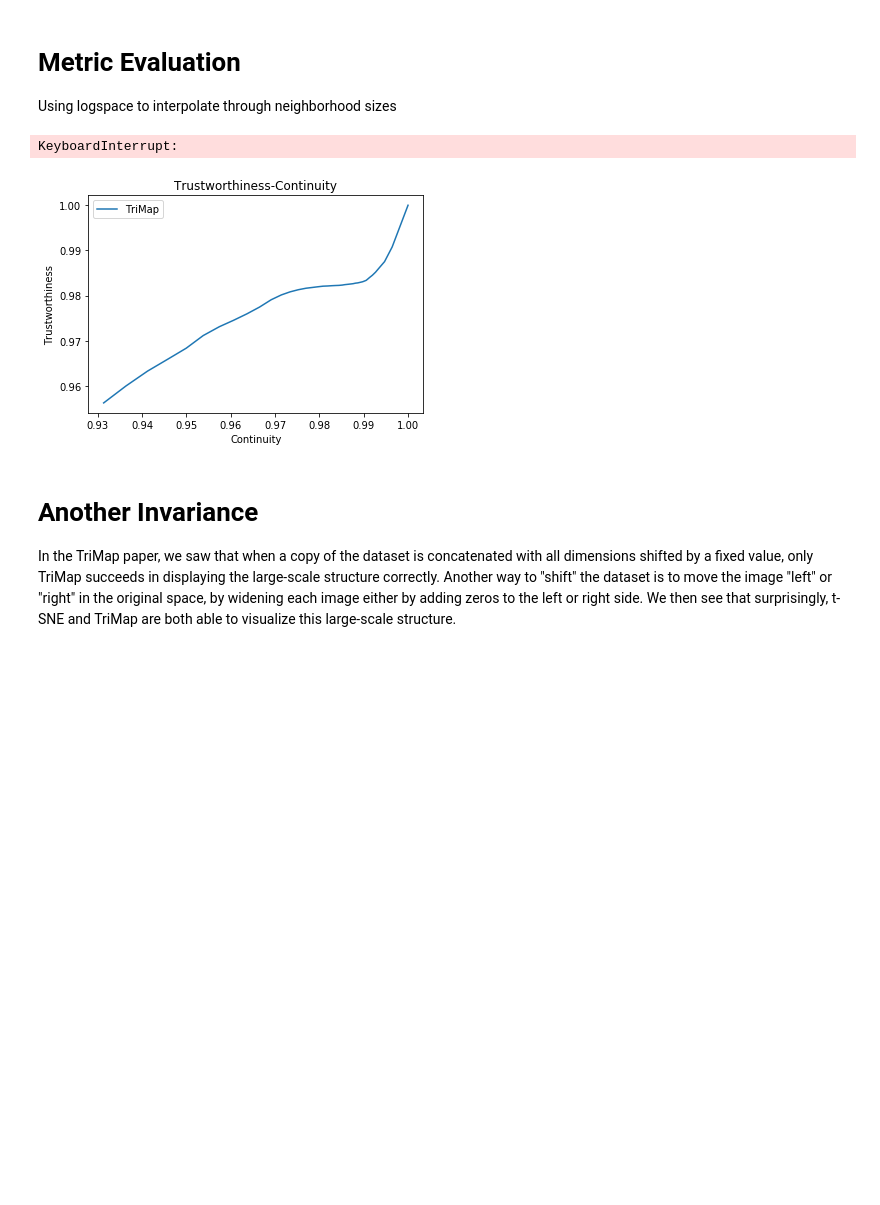
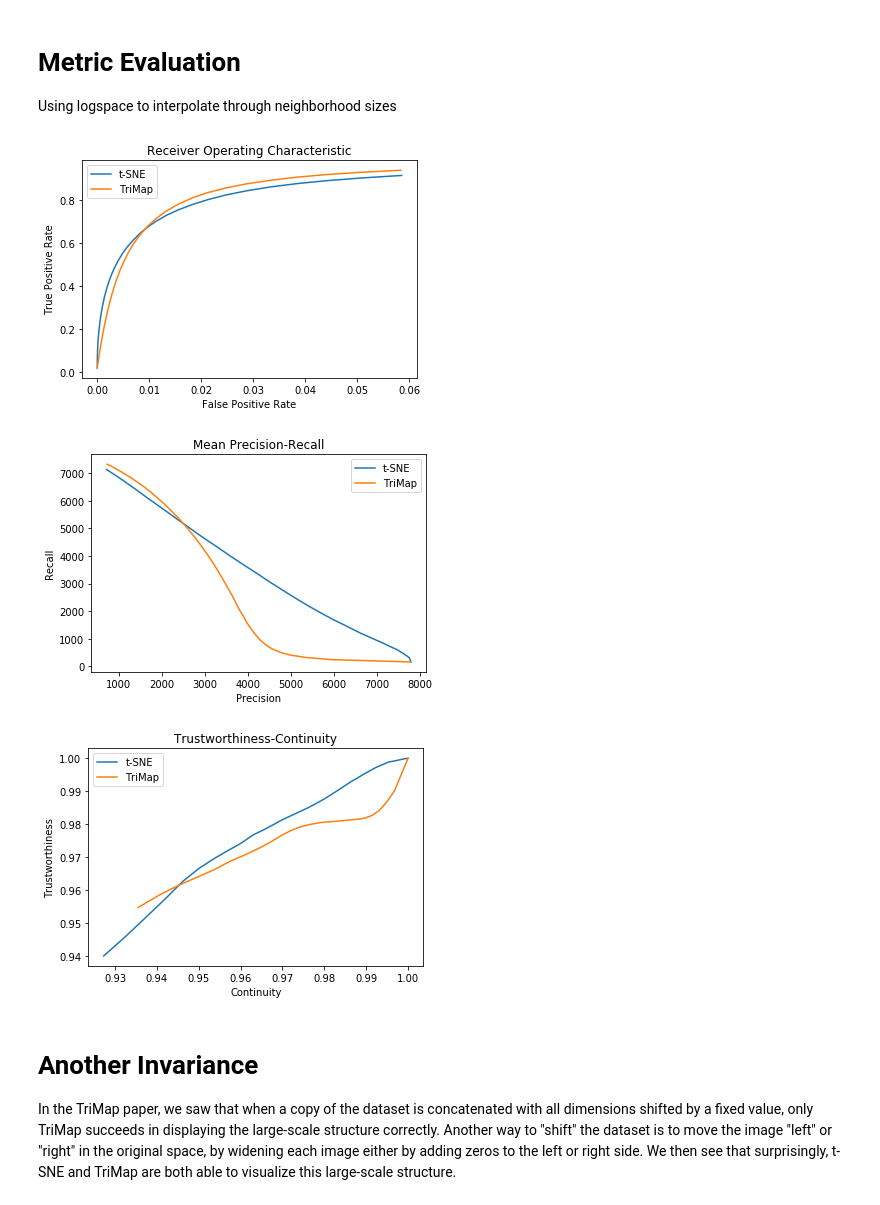
Before and after one commit to KellerJordan/DR-Miniproject, a Jupyter notebook: miniproject.ipynb, the cells around one changed output. Cells and saved outputs as stored; diff of their text form; code cells hidden in the pictures; blank space fills up the shorter version.

Commit message:
finalize notebook. just need LargeVis

```diff
--- a/miniproject.ipynb
+++ b/miniproject.ipynb
@@ -58,52 +58,52 @@ from sklearn.neighbors import NearestNeighbors as knn
 
 _, nbrs_input = knn(n_neighbors=X.shape[0]).fit(X).kneighbors(X)
 
-# metrics_tsne = Metrics(nbrs_input, Y_tsne)
+metrics_tsne = Metrics(nbrs_input, Y_tsne)
 # metrics_largevis = Metrics(nbrs_input, Y_largevis) # TODO
 metrics_trimap = Metrics(nbrs_input, Y_trimap)
-# %% [output]
-KeyboardInterrupt:
 # %%
-# tp_tsne, fp_tsne = metrics_tsne.roc_metrics()
-# precision_tsne, recall_tsne = metrics_tsne.mean_precision_recall()
-# trust_tsne, cont_tsne = metrics_tsne.trustworthiness_continuity()
+tp_tsne, fp_tsne = metrics_tsne.roc_metrics()
+precision_tsne, recall_tsne = metrics_tsne.mean_precision_recall()
+trust_tsne, cont_tsne = metrics_tsne.trustworthiness_continuity()
 # tp_largevis, fp_largevis = metrics_largevis.roc_metrics()
 # precision_largevis, recall_largevis = metrics_largevis.mean_precision_recall()
 # trust_largevis, cont_largevis = metrics_largevis.trustworthiness_continuity()
-# tp_trimap, fp_trimap = metrics_trimap.roc_metrics()
-# precision_trimap, recall_trimap = metrics_trimap.mean_precision_recall()
+tp_trimap, fp_trimap = metrics_trimap.roc_metrics()
+precision_trimap, recall_trimap = metrics_trimap.mean_precision_recall()
 trust_trimap, cont_trimap = metrics_trimap.trustworthiness_continuity()
 # %%
-# plt.figure()
-# plt.plot(fp_tsne, tp_tsne, label='t-SNE')
-# # plt.plot(fp_largevis, tp_largevis, label='LargeVis')
-# plt.plot(fp_trimap, tp_trimap, label='TriMap')
-# plt.xlabel('False Positive Rate')
-# plt.ylabel('True Positive Rate')
-# plt.title('Receiver Operating Characteristic')
-# plt.legend()
-
-# plt.figure()
-# plt.plot(precision_tsne, recall_tsne, label='t-SNE')
-# # plt.plot(precision_largevis, recall_largevis, label='LargeVis')
-# plt.plot(precision_trimap, recall_trimap, label='TriMap')
-# plt.xlabel('Precision')
-# plt.ylabel('Recall')
-# plt.title('Mean Precision-Recall')
-# plt.legend()
+plt.figure()
+plt.plot(fp_tsne, tp_tsne, label='t-SNE')
+# plt.plot(fp_largevis, tp_largevis, label='LargeVis')
+plt.plot(fp_trimap, tp_trimap, label='TriMap')
+plt.xlabel('False Positive Rate')
+plt.ylabel('True Positive Rate')
+plt.title('Receiver Operating Characteristic')
+plt.legend()
 
 plt.figure()
-# plt.plot(trust_tsne, prec_tsne, label='t-SNE')
+plt.plot(precision_tsne, recall_tsne, label='t-SNE')
+# plt.plot(precision_largevis, recall_largevis, label='LargeVis')
+plt.plot(precision_trimap, recall_trimap, label='TriMap')
+plt.xlabel('Precision')
+plt.ylabel('Recall')
+plt.title('Mean Precision-Recall')
+plt.legend()
+
+plt.figure()
+plt.plot(cont_tsne, trust_tsne, label='t-SNE')
 # plt.plot(precision_largevis, recall_largevis, label='LargeVis')
 plt.plot(cont_trimap, trust_trimap, label='TriMap')
 plt.xlabel('Continuity')
 plt.ylabel('Trustworthiness')
 plt.title('Trustworthiness-Continuity')
 plt.legend()
 
 plt.show()
 # %% [output]
-[figure, old version]
+[figure, new version]
+[figure, added]
+[figure, added]
 # %% [markdown]
 # Another Invariance
 
```
Also changed, not shown: parts of 4 cells of this notebook, 1 other file.
